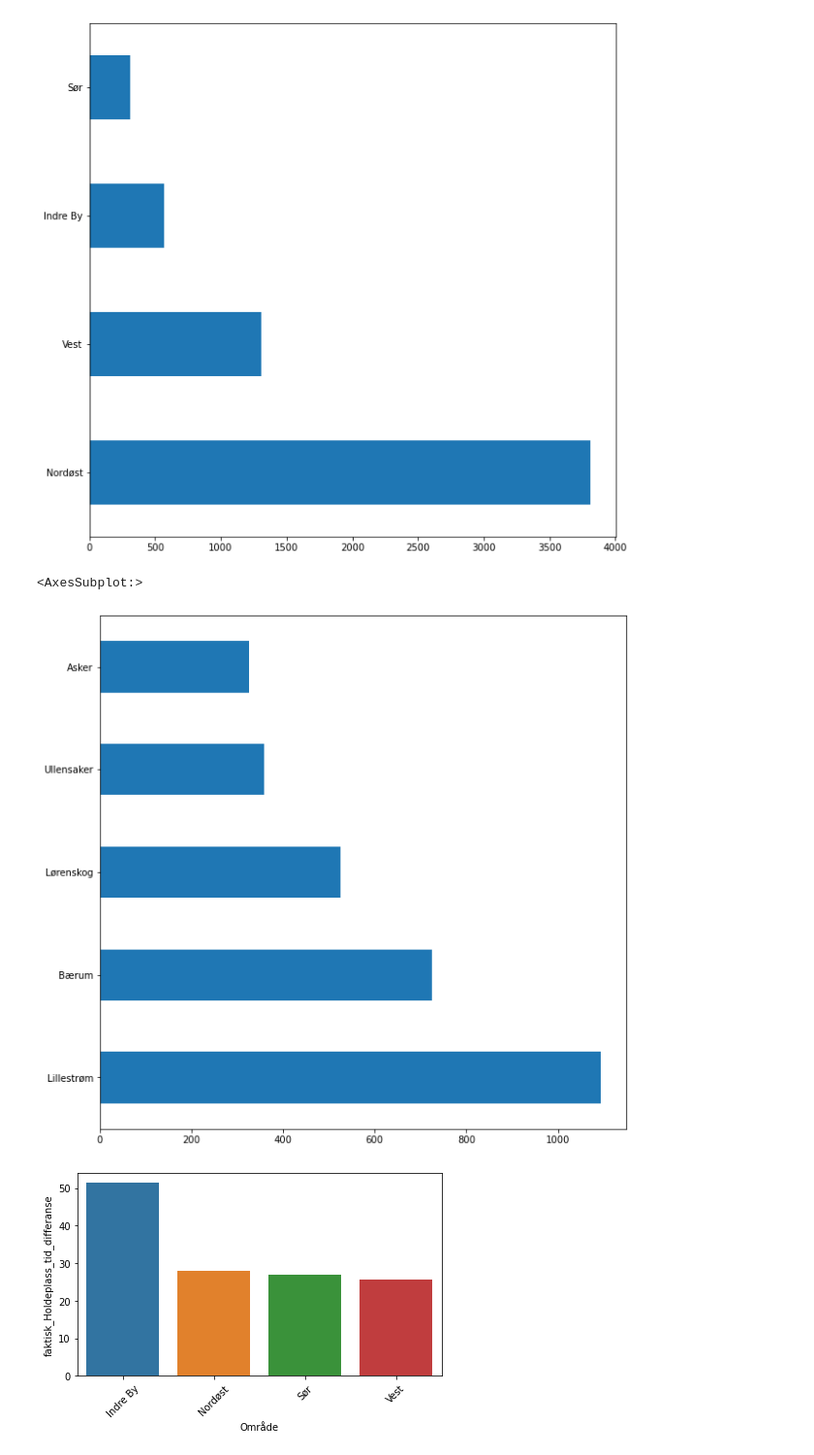
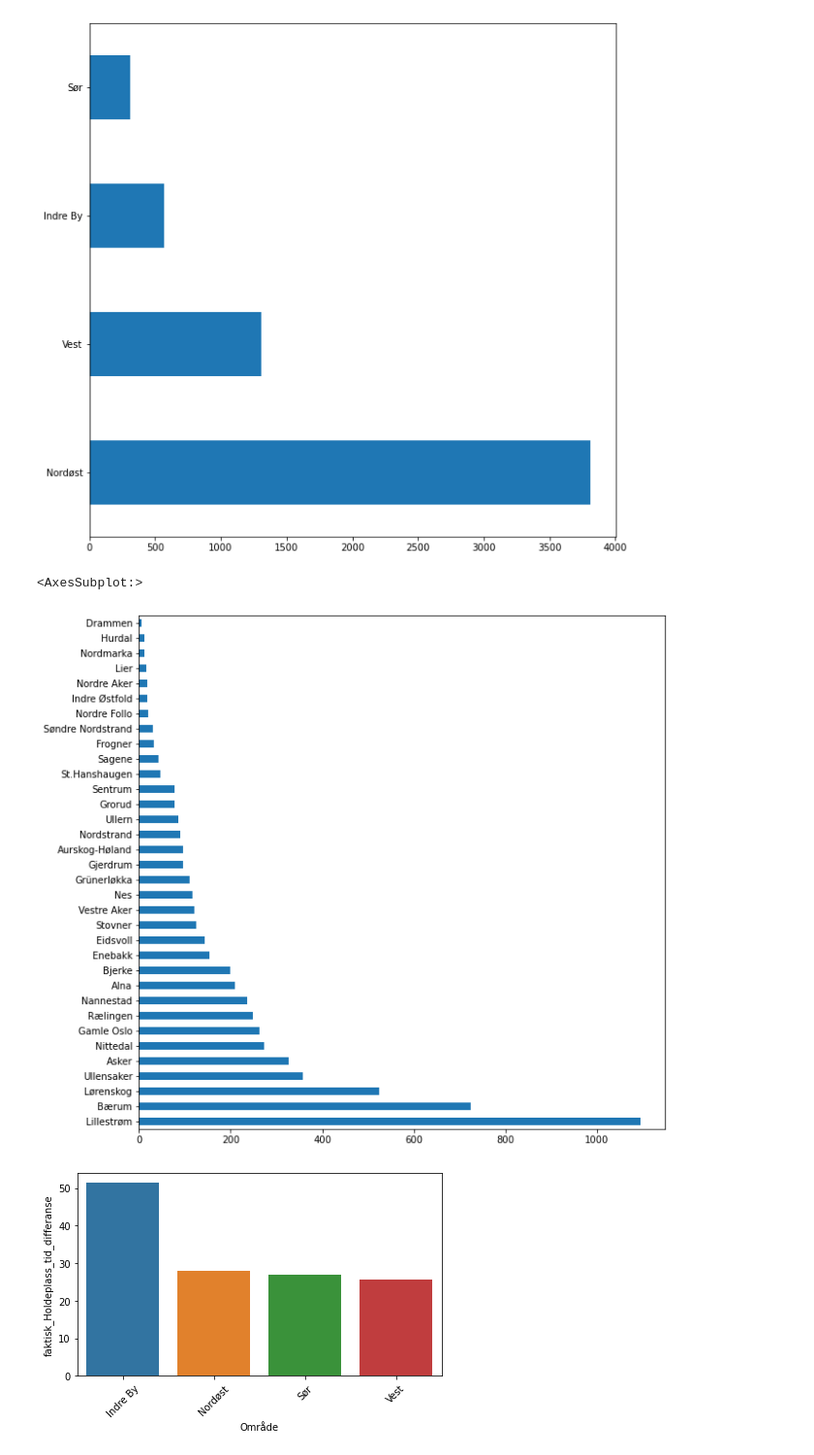
Before and after one commit to michaelekornrud/AI---Oblig1, a Jupyter notebook: Oblig1.ipynb, the cells around one changed output. Shown: that part at 97% size. Cells and saved outputs as stored; diff of their text form; code cells hidden in the pictures.

Commit message:
Fikset på 'kommune' grafen

```diff
--- a/Oblig1.ipynb
+++ b/Oblig1.ipynb
@@ -156,10 +157,11 @@ df['Område'].value_counts().head().plot(kind='barh',figsize=(10,10))
 <AxesSubplot:>
 [figure]
 # %%
-df['Kommune'].value_counts().head().plot(kind='barh',figsize=(10,10))
+m = len(pd.unique(df['Kommune']))
+df['Kommune'].value_counts().head(m).plot(kind='barh',figsize=(10,10))
 # %% [output]
 <AxesSubplot:>
-[figure, old version]
+[figure, new version]
 # %%
 #Calculating average time spent for each area
 #Setting the column to get total seconds
```
Also changed, not shown: parts of 2 cells of this notebook.
